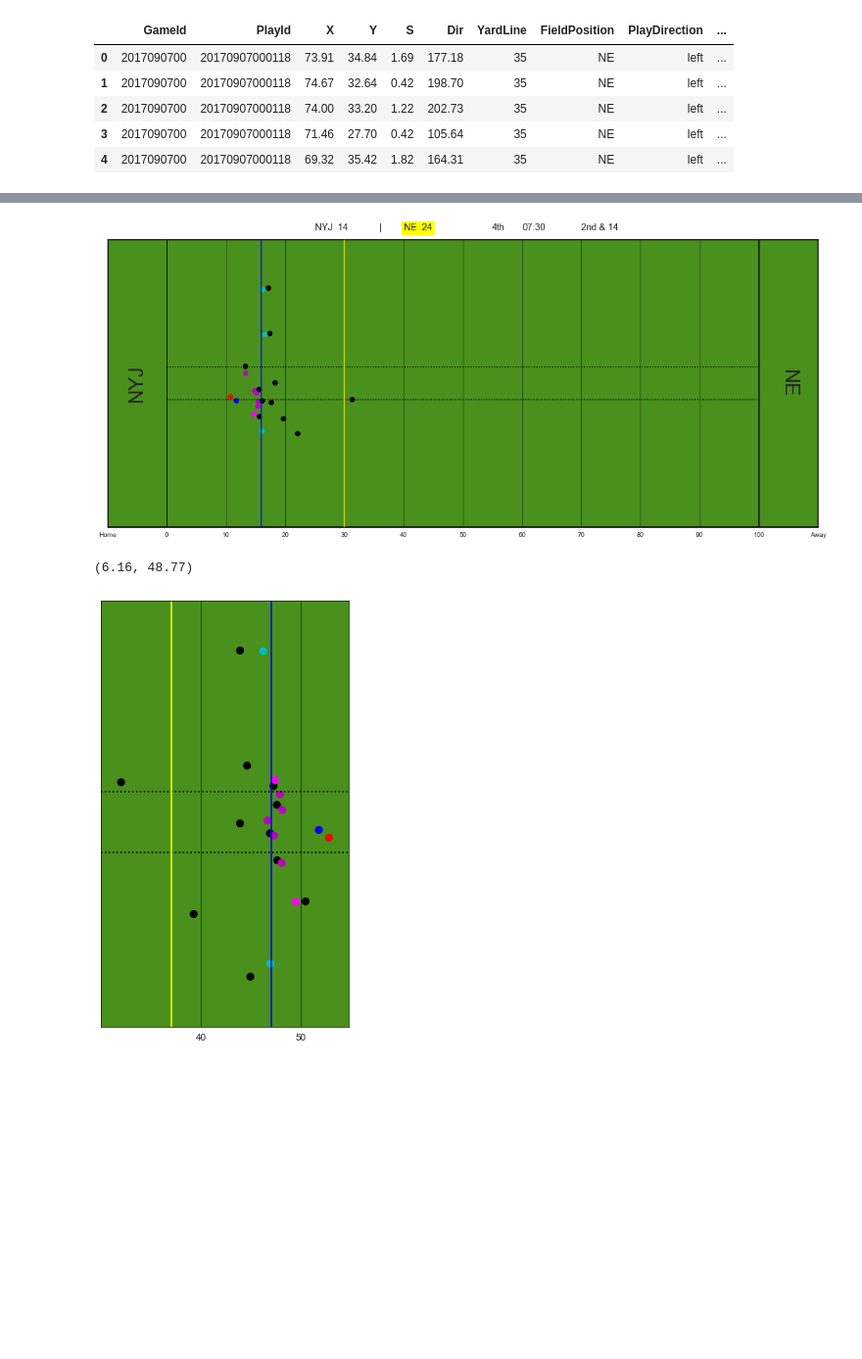
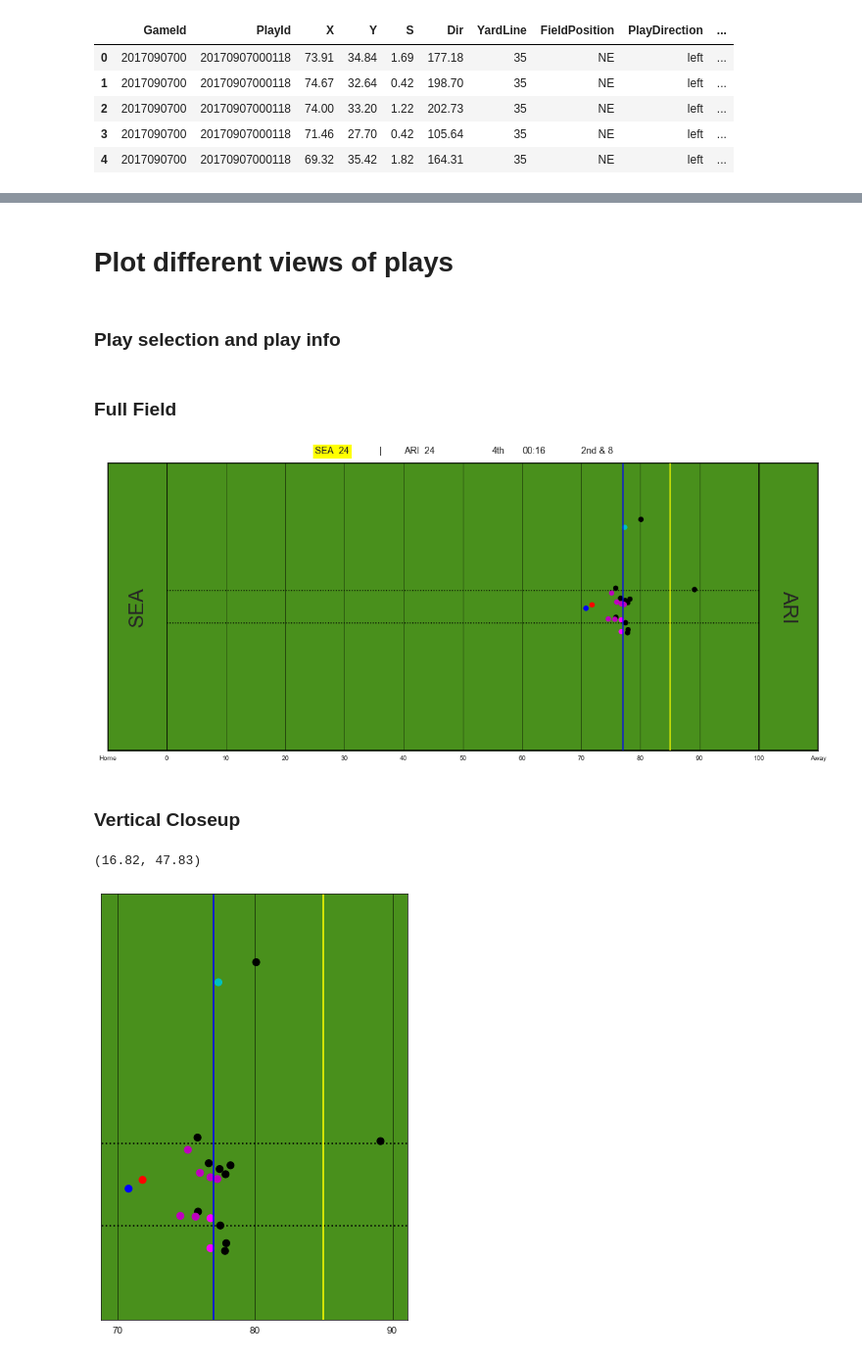
Before and after one commit to defoote/NFL, a Jupyter notebook: NFL.ipynb, the cells around one changed output, grey strips where cells are left out. Shown at 98% size. Cells and saved outputs as stored; diff of their text form; code cells hidden in the pictures; blank space fills up the shorter version.

```diff
--- a/NFL.ipynb
+++ b/NFL.ipynb
@@ -101,18 +108,29 @@ pos_c = {'SS':'k', 'DE':'k', 'ILB':'k', 'FS':'k', 'CB':'k', 'DT':'k', 'MLB':'k',
          'RB':'b', 'FB':'b','HB':'b'}
 
 quarters = {1:'1st',2:'2nd',3:'3rd',4:'4th',5:'OT'}
+# %% [markdown]
+# Plot different views of plays
+# %% [markdown]
+### Play selection and play info
+# %%
+#Option for random or specific play
+
+play = nfl.loc[nfl['PlayId'] == 20181230154157]
+#play = nfl.loc[nfl['PlayId'] == rnd.choice(nfl['PlayId'])]
+
+
+#Get play info
+play_inf = {'GameID':play.iloc[0]['GameId'],'PlayId':play.iloc[0]['PlayId'],'Home':play.iloc[0]['HomeTeamAbbr'],
+            'Visitor':play.iloc[0]['VisitorTeamAbbr'],'Quarter':play.iloc[0]['Quarter'],
+            'Down':play.iloc[0]['Down'],'Distance':play.iloc[0]['Distance'],'Scrimmage':play.iloc[0]['Scrimmage'],
+            'PossessionTeam':play.iloc[0]['PossessionTeam'],'FieldPosition':play.iloc[0]['FieldPosition'],
+            'PlayDirection':play.iloc[0]['PlayDirection'],'GameClock':play.iloc[0]['GameClock'],
+            'HomeScoreBeforePlay':play.iloc[0]['HomeScoreBeforePlay'],
+            'VisitorScoreBeforePlay':play.iloc[0]['VisitorScoreBeforePlay']}
+# %% [markdown]
+### Full Field
 # %%
-#play = nfl.loc[nfl['PlayId'] == 20181230154157]
-play = nfl.loc[nfl['PlayId'] == rnd.choice(nfl['PlayId'])]
-
-play_inf = {'GameID':play.iloc[0]['GameId'],'PlayId':play.iloc[0]['PlayId'],'Home':play.iloc[0]['HomeTeamAbbr'],
-            'Visitor':play.iloc[0]['VisitorTeamAbbr'],'Quarter':play.iloc[0]['Quarter'],
-            'Down':play.iloc[0]['Down'],'Distance':play.iloc[0]['Distance'],'Scrimmage':play.iloc[0]['Scrimmage'],
-            'PossessionTeam':play.iloc[0]['PossessionTeam'],'FieldPosition':play.iloc[0]['FieldPosition'],
-            'PlayDirection':play.iloc[0]['PlayDirection'],'GameClock':play.iloc[0]['GameClock'],
-            'HomeScoreBeforePlay':play.iloc[0]['HomeScoreBeforePlay'],
-            'VisitorScoreBeforePlay':play.iloc[0]['VisitorScoreBeforePlay']}
-
+#Make Field
 make_field()
 
 #Ticker
@@ -137,11 +155,8 @@ plt.text(5,26.65,play_inf['Home'],fontsize=30,rotation=90,horizontalalignment='c
 plt.text(115,26.65,play_inf['Visitor'],fontsize=30,rotation=-90,horizontalalignment='center',verticalalignment='center')
 
 
-
-
 #Players
 plt.scatter(play['X'],play['Y'],c=[pos_c[x] for x in play['Position']],s=50)
-
 
 #Scrimmage
 plt.vlines(play_inf['Scrimmage']+10,0,53.3,colors='b')
@@ -152,38 +167,29 @@ if play_inf['PlayDirection'] == 'right':
 elif play_inf['PlayDirection'] == 'left':
     plt.vlines(play_inf['Scrimmage']+10-play_inf['Distance'],0,53.3,colors='yellow')
 # %% [output]
-[figure, old version]
+[figure, new version]
+# %% [markdown]
+### Vertical Closeup
 # %%
-#play = nfl.loc[nfl['PlayId'] == 20181230154157]
-play = nfl.loc[nfl['PlayId'] == rnd.choice(nfl['PlayId'])]
-
-play_inf = {'GameID':play.iloc[0]['GameId'],'PlayId':play.iloc[0]['PlayId'],'Home':play.iloc[0]['HomeTeamAbbr'],
-            'Visitor':play.iloc[0]['VisitorTeamAbbr'],'Quarter':play.iloc[0]['Quarter'],
-            'Down':play.iloc[0]['Down'],'Distance':play.iloc[0]['Distance'],'Scrimmage':play.iloc[0]['Scrimmage'],
-            'PossessionTeam':play.iloc[0]['PossessionTeam'],'FieldPosition':play.iloc[0]['FieldPosition'],
-            'PlayDirection':play.iloc[0]['PlayDirection'],'GameClock':play.iloc[0]['GameClock'],
-            'HomeScoreBeforePlay':play.iloc[0]['HomeScoreBeforePlay'],
-            'VisitorScoreBeforePlay':play.iloc[0]['VisitorScoreBeforePlay']}
-
+#Make Field
 make_field()
-
 
 #Players
 plt.scatter(play['X'],play['Y'],c=[pos_c[x] for x in play['Position']],s=50)
-
 
 #Scrimmage
 plt.vlines(play_inf['Scrimmage']+10,0,53.3,colors='b')
 
 #First Down
 if play_inf['PlayDirection'] == 'right':
     plt.vlines(play_inf['Scrimmage']+10+play_inf['Distance'],0,53.3,colors='yellow')
 elif play_inf['PlayDirection'] == 'left':
     plt.vlines(play_inf['Scrimmage']+10-play_inf['Distance'],0,53.3,colors='yellow')
 
+#Cut in to closeup
 plt.gca().set_aspect(1)
 plt.xlim(min(play['X']-2,),max(play['X']+2))
 plt.ylim(min(play['Y']-5,),max(play['Y']+5))
 # %% [output]
-(6.16, 48.77)
+(16.82, 47.83)
-[figure, old version]
+[figure, new version]
```
Also changed, not shown: parts of 18 cells of this notebook.
